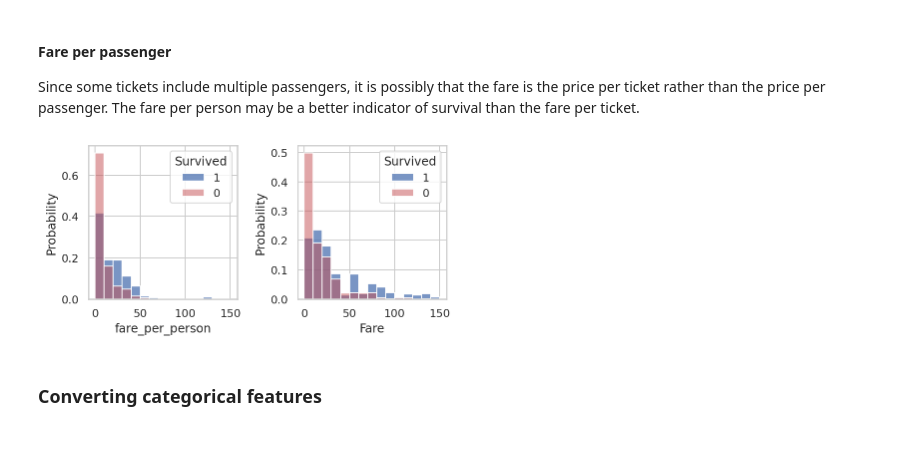
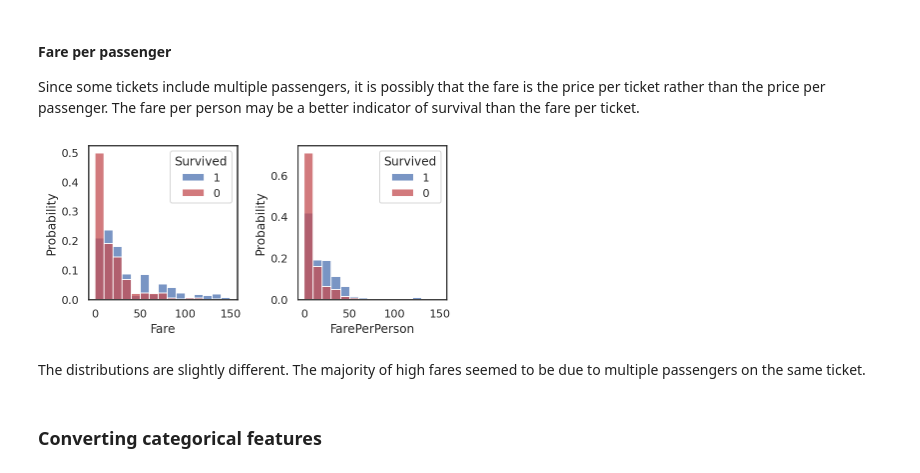
Before and after one commit to dwitvliet/kaggle-titanic, a Jupyter notebook: kaggle-titanic.ipynb, the cells around one changed output. Cells and saved outputs as stored; diff of their text form; code cells hidden in the pictures; blank space fills up the shorter version.

Commit message:
New feature: fare per passenger

```diff
--- a/kaggle-titanic.ipynb
+++ b/kaggle-titanic.ipynb
@@ -380,17 +380,20 @@ Since some tickets include multiple passengers, it is possibly that the fare is
 # %%
 for df in (train, test, train_test):
     df['FarePerPerson'] = df['Fare'] / df['PassengerPerTicket']
 
-discrete_columns = ['fare_per_person', 'Fare']
+columns = ['Fare', 'FarePerPerson']
 
 fig, axes = plt.subplots(1, 2, figsize=(6, 3))
-for i, categorical_column in enumerate(discrete_columns):
-    sns.histplot(data=train[train['Survived'] == 1], x=categorical_column, ax=axes[i], label='1', stat='probability', binrange=(0, 150), bins=15)
-    sns.histplot(data=train[train['Survived'] == 0], x=categorical_column, ax=axes[i], label='0', stat='probability', binrange=(0, 150), bins=15, color='r', alpha=0.5)
+for i, column in enumerate(columns):
+    hist_kwargs = {'stat': 'probability', 'binrange': (0, 150), 'bins': 15}
+    sns.histplot(data=train[train['Survived'] == 1], x=column, ax=axes[i], label='1', **hist_kwargs)
+    sns.histplot(data=train[train['Survived'] == 0], x=column, ax=axes[i], label='0', color='r', **hist_kwargs)
     axes[i].legend(title='Survived')
 plt.tight_layout()
 # %% [output]
-[figure, old version]
+[figure, new version]
+# %% [markdown]
+The distributions are slightly different. The majority of high fares seemed to be due to multiple passengers on the same ticket.
 # %% [markdown]
 ### Converting categorical features
 # %% [markdown]
```
